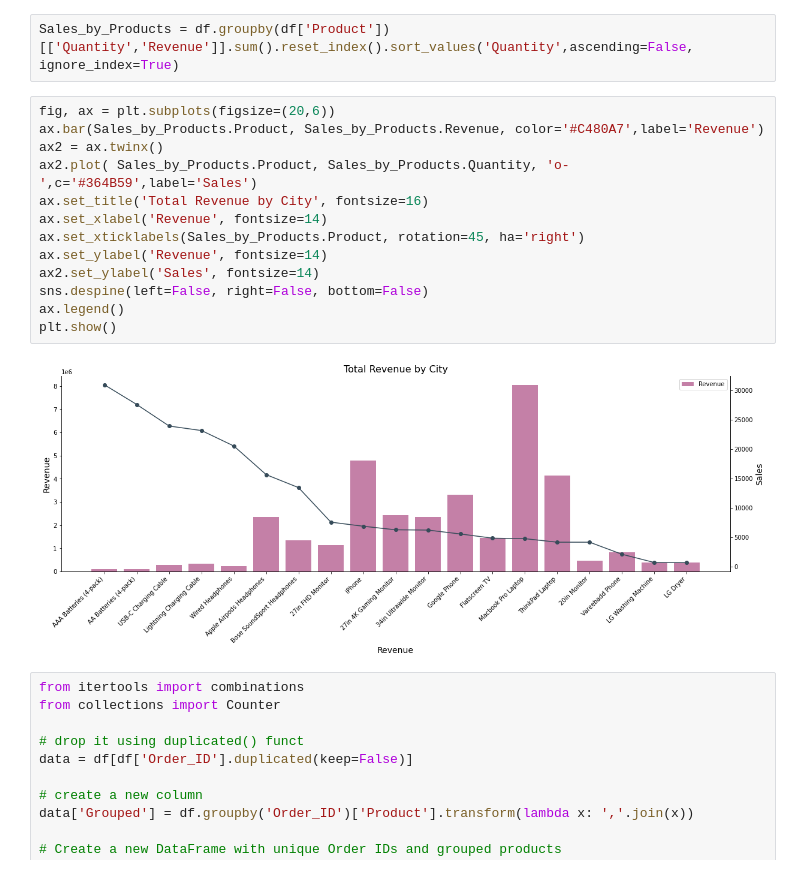
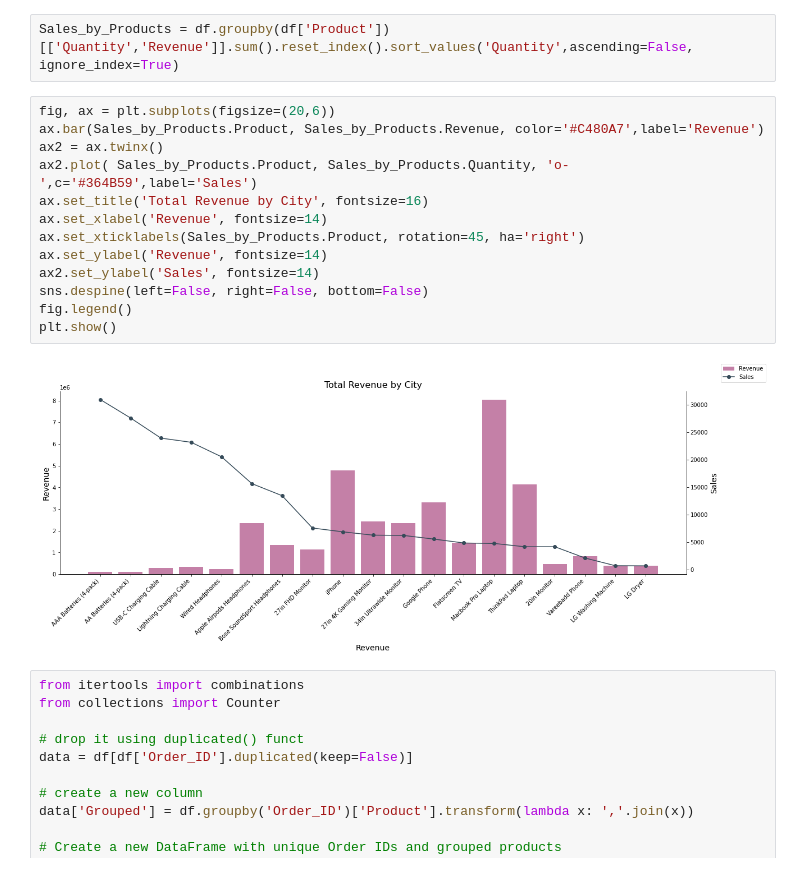
Before and after one commit to adunoluwa1/Product-Sales-Analysis, a Jupyter notebook: Sales_Data_Analysis.ipynb, the cells around one changed output. Saved outputs shown, nothing was run; the diff lists cells and outputs as text.

```diff
--- a/Sales_Data_Analysis.ipynb
+++ b/Sales_Data_Analysis.ipynb
@@ -179,18 +179,18 @@ Sales_by_Products = df.groupby(df['Product'])[['Quantity','Revenue']].sum().rese
 # %%
 fig, ax = plt.subplots(figsize=(20,6))
 ax.bar(Sales_by_Products.Product, Sales_by_Products.Revenue, color='#C480A7',label='Revenue')
 ax2 = ax.twinx()
 ax2.plot( Sales_by_Products.Product, Sales_by_Products.Quantity, 'o-',c='#364B59',label='Sales')
 ax.set_title('Total Revenue by City', fontsize=16)
 ax.set_xlabel('Revenue', fontsize=14)
 ax.set_xticklabels(Sales_by_Products.Product, rotation=45, ha='right')
 ax.set_ylabel('Revenue', fontsize=14)
 ax2.set_ylabel('Sales', fontsize=14)
 sns.despine(left=False, right=False, bottom=False)
-ax.legend()
+fig.legend()
 plt.show()
 # %% [output]
-[figure, old version]
+[figure, new version]
 # %%
 from itertools import combinations
 from collections import Counter
```
